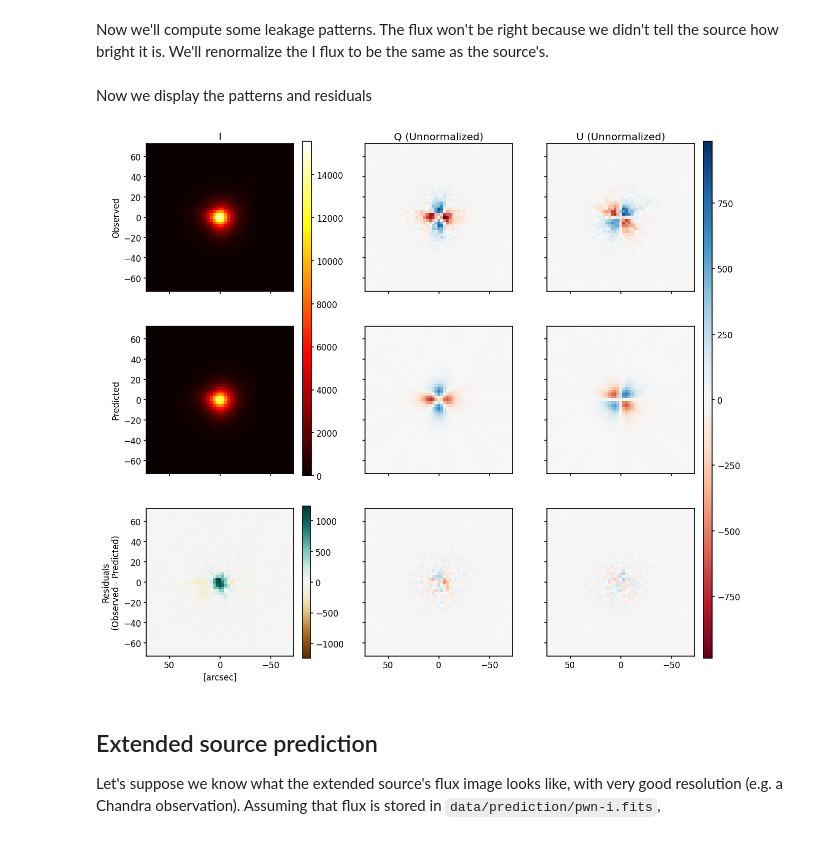
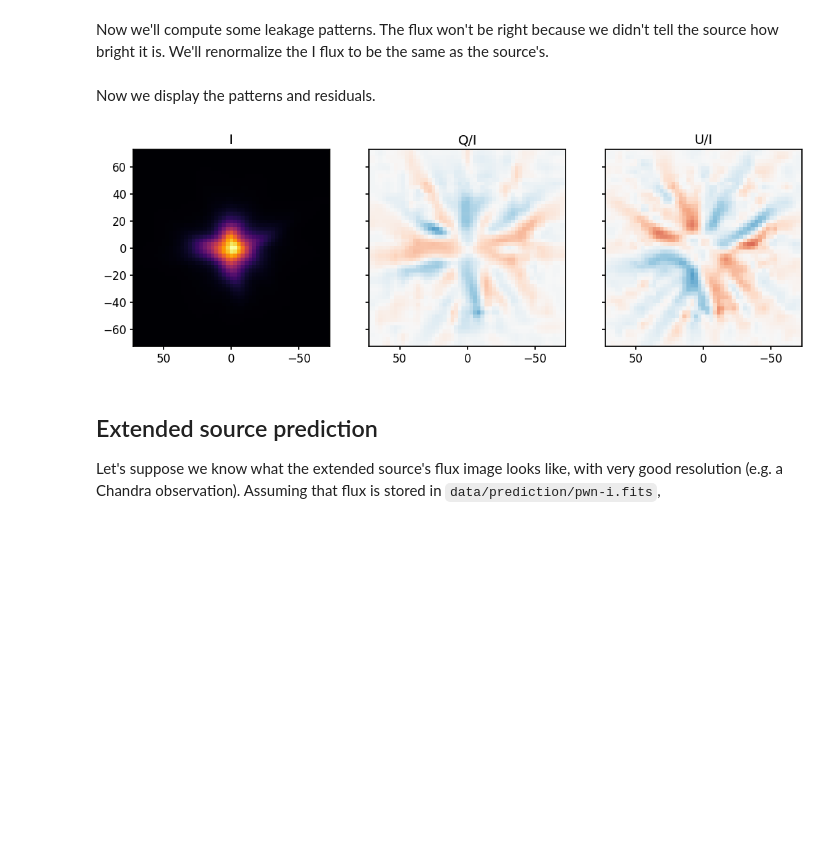
Before and after one commit to jtdinsmore/leakagelib, a Jupyter notebook: docs/examples/leakage-predict.ipynb, the cells around one changed output. Saved outputs shown, nothing was run; the diff lists cells and outputs as text; code cells hidden in the pictures; blank space fills up the shorter version.

```diff
--- a/docs/examples/leakage-predict.ipynb
+++ b/docs/examples/leakage-predict.ipynb
@@ -24,6 +36,0 @@ We first need to make an object describing where the source is. Let's do a point
-# %%
-source = leakagelib.Source.delta(
-    False,  # Use Moments data
-    SOURCE_SIZE,  # Number of spatial bins to put in a single row of your image. The image is assumed to be square
-    PIXEL_SIZE # The size of each pixel in arcsec. Together this and the previous argument multiply to give the width of the image in arcsec
-)
@@ -32,2 +36,0 @@ We'll load a sample observation: GX 9+9, which has low polarization. You will ha
-# %%
-ixpe_datas = leakagelib.IXPEData.load_all_detectors(source, "01002401", bin=True)
@@ -49,0 +37,2 @@ psf = leakagelib.PSF.sky_cal(
+# %%
+spectrum = leakagelib.DataSpectrum.from_power_law_index(2)
@@ -61,42 +43,27 @@ pred_i *= np.sum(ixpe_data.i) / np.sum(pred_i)
+# %%
+pred_i, pred_q, pred_u = combo.compute_leakage(
+    spectrum,            # Use an example power-law spectrum
+    normalize=True,    # Compute the normalized Stokes coefficients, Q/I, U/I
+)
 # %% [markdown]
-Now we display the patterns and residuals
+Now we display the patterns and residuals.
-# %%
-fig, axs = plt.subplots(ncols=3,nrows=3, figsize=(14, 12), sharex=True, sharey=True, gridspec_kw=dict(width_ratios=(1.25,1,1.25)))
-
-vmax = np.max(np.abs([ixpe_data.q, ixpe_data.u, pred_q, pred_u]))
-vmax_delta_i = np.max(np.abs(ixpe_data.i - pred_i))
-vmaxi = np.max([ixpe_data.i, pred_i])
-
-ci = axs[0,0].pcolormesh(source.pixel_centers, source.pixel_centers, ixpe_data.i, vmin=0, vmax=vmaxi)
-axs[0,1].pcolormesh(source.pixel_centers, source.pixel_centers, ixpe_data.q, vmax=vmax, vmin=-vmax, cmap="RdBu")
-axs[0,2].pcolormesh(source.pixel_centers, source.pixel_centers, ixpe_data.u, vmax=vmax, vmin=-vmax, cmap="RdBu")
-
-axs[1,0].pcolormesh(source.pixel_centers, source.pixel_centers, pred_i, vmin=0, vmax=vmaxi)
-axs[1,1].pcolormesh(source.pixel_centers, source.pixel_centers, pred_q, vmax=vmax, vmin=-vmax, cmap="RdBu")
-axs[1,2].pcolormesh(source.pixel_centers, source.pixel_centers, pred_u, vmax=vmax, vmin=-vmax, cmap="RdBu")
-
-cr = axs[2,0].pcolormesh(source.pixel_centers, source.pixel_centers, ixpe_data.i - pred_i, cmap="BrBG", vmax=vmax_delta_i, vmin=-vmax_delta_i)
-axs[2,1].pcolormesh(source.pixel_centers, source.pixel_centers, ixpe_data.q - pred_q, vmax=vmax, vmin=-vmax, cmap="RdBu")
-cqu=axs[2,2].pcolormesh(source.pixel_centers, source.pixel_centers, ixpe_data.u - pred_u, vmax=vmax, vmin=-vmax, cmap="RdBu")
-
-for ax in axs.reshape(-1):
-    ax.set_aspect("equal")
-    ax.set_xlim(source.pixel_centers[-1], source.pixel_centers[0])
-    ax.set_ylim(source.pixel_centers[0], source.pixel_centers[-1])
-
-axs[0,0].set_ylabel("Observed")
-axs[1,0].set_ylabel("Predicted")
-axs[2,0].set_ylabel("Residuals\n(Observed - Predicted)")
-axs[0,0].set_title("I")
-axs[0,1].set_title("Q (Unnormalized)")
-axs[0,2].set_title("U (Unnormalized)")
-axs[2,0].set_xlabel("[arcsec]")
-
-fig.colorbar(cqu, ax=axs[:,-1], aspect=60)
-fig.colorbar(cr, ax=axs[2,0])
-fig.colorbar(ci, ax=axs[(0,1), 0], aspect=40);
-# %% [output]
-[figure, removed]
+# %%
+fig, axs = plt.subplots(ncols=3, figsize=(12, 3.5), sharex=True, sharey=True)
+
+axs[0].pcolormesh(source.pixel_centers, source.pixel_centers, pred_i, vmin=0, cmap="inferno")
+axs[1].pcolormesh(source.pixel_centers, source.pixel_centers, pred_q, vmin=-0.3, vmax=0.3, cmap="RdBu")
+axs[2].pcolormesh(source.pixel_centers, source.pixel_centers, pred_u, vmin=-0.3, vmax=0.3, cmap="RdBu")
+
+axs[0].set_title("I")
+axs[1].set_title("Q/I")
+axs[2].set_title("U/I")
+
+for ax in axs:
+    ax.set_aspect("equal")
+    ax.set_xlim(source.pixel_centers[-1], source.pixel_centers[0])
+    ax.set_ylim(source.pixel_centers[0], source.pixel_centers[-1])
+# %% [output]
+[figure, added]
 # %% [markdown]
 ## Extended source prediction
 
```
Also changed, not shown: parts of 24 cells of this notebook, 20 other files.
